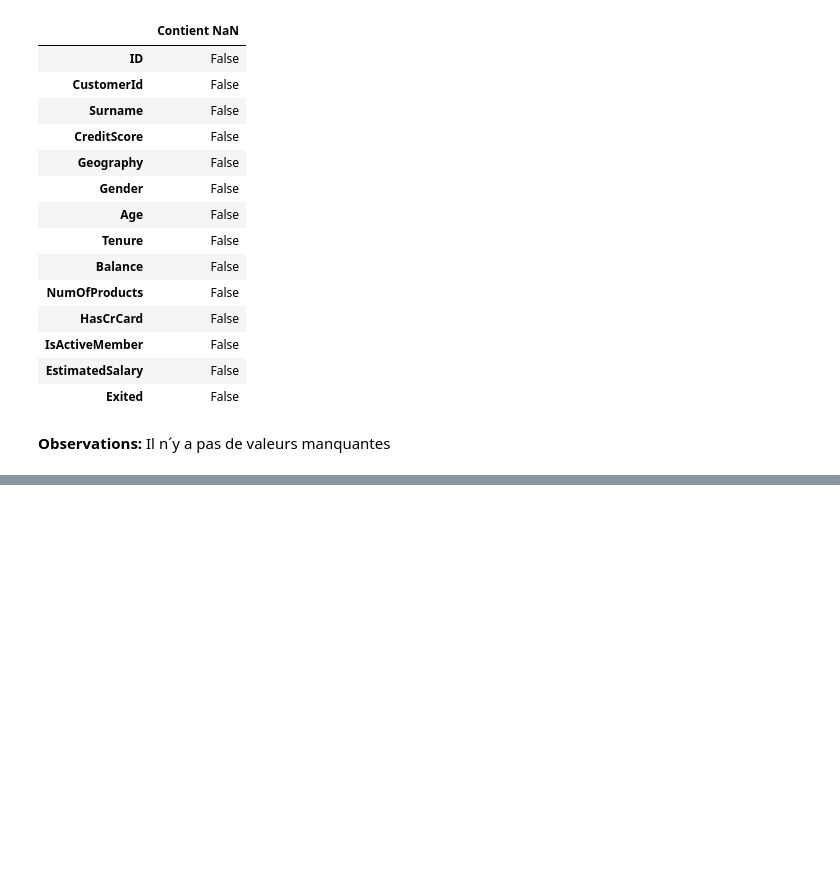
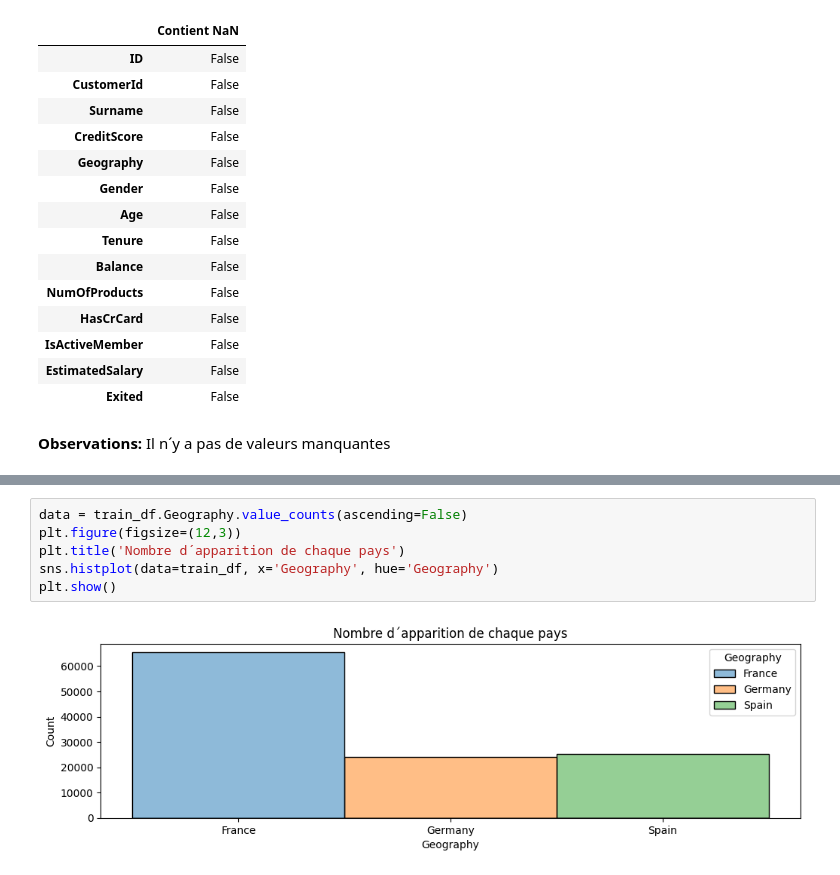
Before and after one commit to lbihin/mlpro-classification-bank-churn-2025, a Jupyter notebook: eda/eda.ipynb, the cells around one changed output, grey strips where cells are left out. Drawn from its saved outputs; the diff is of its cells as text; blank space fills up the shorter version.

```diff
--- a/eda/eda.ipynb
+++ b/eda/eda.ipynb
@@ -168,0 +254,8 @@ memory usage: 15.3+ MB
+# %%
+data = train_df.Geography.value_counts(ascending=False)
+plt.figure(figsize=(12,3))
+plt.title('Nombre d´apparition de chaque pays')
+sns.histplot(data=train_df, x='Geography', hue='Geography')
+plt.show()
+# %% [output]
+[figure, added]
```
Also changed, not shown: parts of 51 cells of this notebook.
